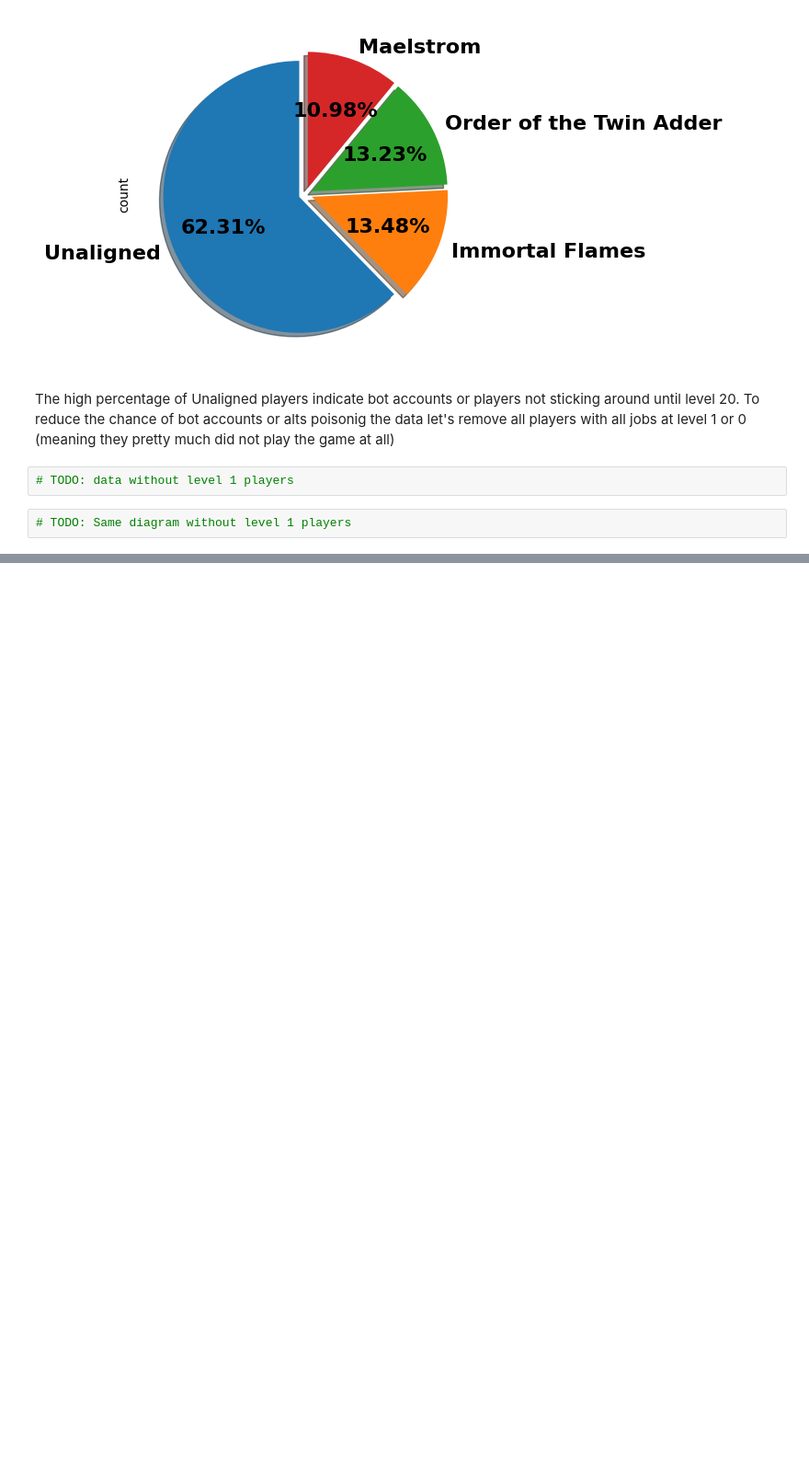
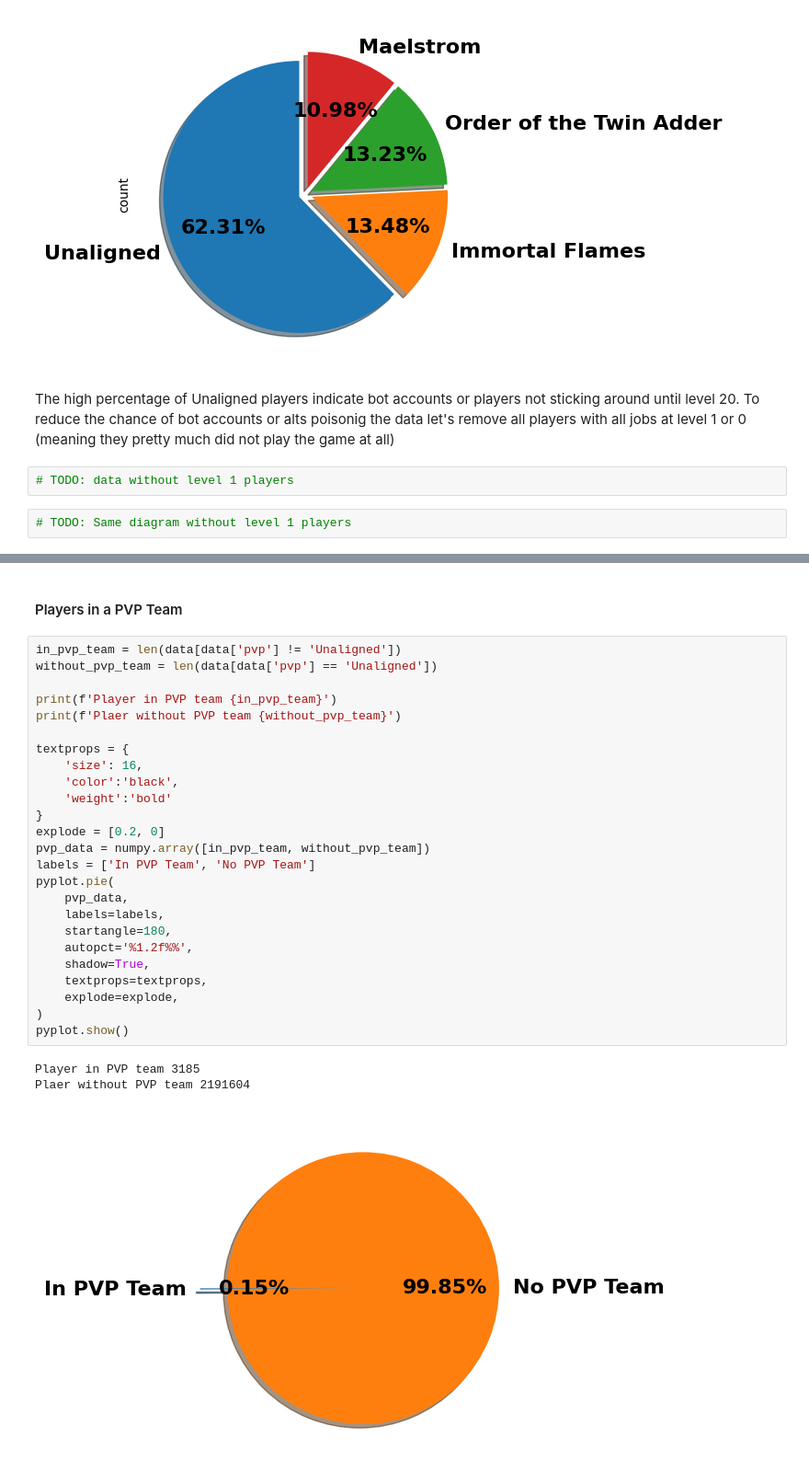
Before and after one commit to k33m0l/ffxiv-char-data, a Jupyter notebook: data/analytics/analytics.ipynb, the cells around one changed output, grey strips where cells are left out. Shown at 92% size. Drawn from its saved outputs; the diff is of its cells as text; blank space fills up the shorter version.

```diff
--- a/data/analytics/analytics.ipynb
+++ b/data/analytics/analytics.ipynb
@@ -44,0 +99,31 @@ The high percentage of Unaligned players indicate bot accounts or players not st
+# %% [markdown]
+#### Players in a PVP Team
+# %%
+in_pvp_team = len(data[data['pvp'] != 'Unaligned'])
+without_pvp_team = len(data[data['pvp'] == 'Unaligned'])
+
+print(f'Player in PVP team {in_pvp_team}')
+print(f'Plaer without PVP team {without_pvp_team}')
+
+textprops = {
+    'size': 16,
+    'color':'black',
+    'weight':'bold'
+}
+explode = [0.2, 0]
+pvp_data = numpy.array([in_pvp_team, without_pvp_team])
+labels = ['In PVP Team', 'No PVP Team']
+pyplot.pie(
+    pvp_data,
+    labels=labels,
+    startangle=180,
+    autopct='%1.2f%%',
+    shadow=True,
+    textprops=textprops,
+    explode=explode,
+)
+pyplot.show()
+# %% [output]
+Player in PVP team 3185
+Plaer without PVP team 2191604
+[figure, added]
```
Also changed, not shown: parts of 16 cells of this notebook.
